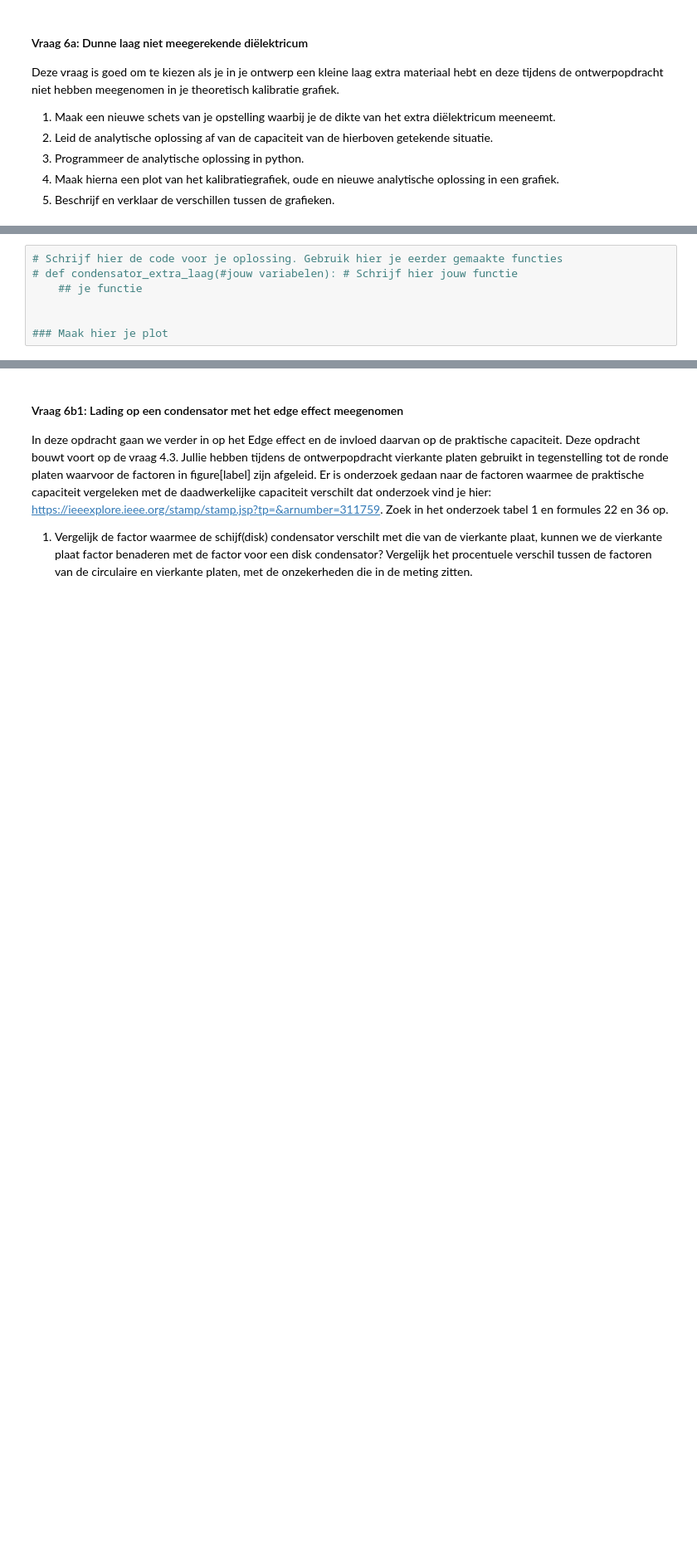
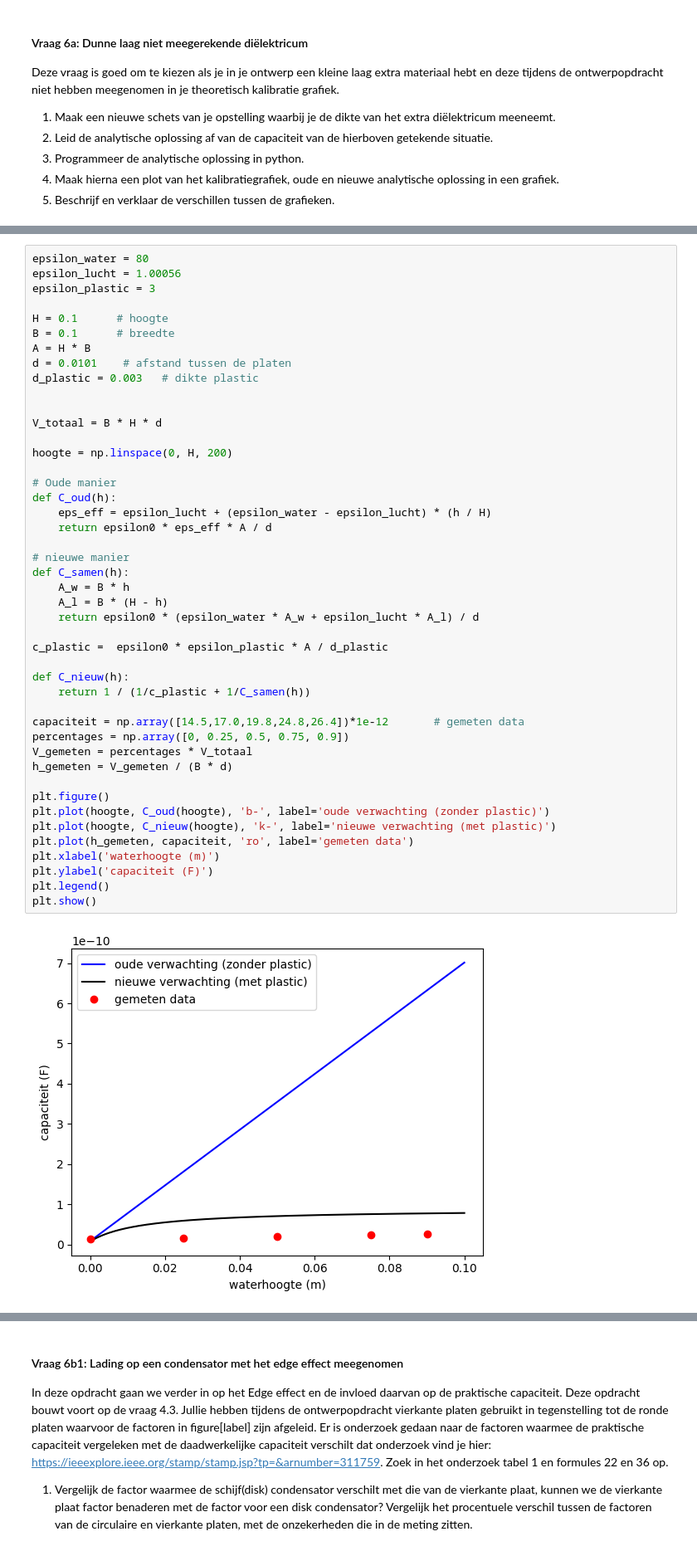
Before and after one commit to hldemulder/DEF-D-OPDRACHTEN, a Jupyter notebook: DigitaleOntwerpopdrachten/1CondensatorOpdracht/CondensatorOntwerpopdracht.ipynb, the cells around one changed output, grey strips where cells are left out. Shown at 83% size. Saved outputs shown, nothing was run; the diff lists cells and outputs as text; blank space fills up the shorter version.

Commit message:
6 gemaakt

```diff
--- a/DigitaleOntwerpopdrachten/1CondensatorOpdracht/CondensatorOntwerpopdracht.ipynb
+++ b/DigitaleOntwerpopdrachten/1CondensatorOpdracht/CondensatorOntwerpopdracht.ipynb
@@ -863,9 +863,49 @@ Deze vraag is goed om te kiezen als je in je ontwerp een kleine laag extra mater
 # %%
-# Schrijf hier de code voor je oplossing. Gebruik hier je eerder gemaakte functies
-# def condensator_extra_laag(#jouw variabelen): # Schrijf hier jouw functie
-    ## je functie
+epsilon_water = 80
+epsilon_lucht = 1.00056
+epsilon_plastic = 3
+
+H = 0.1      # hoogte
+B = 0.1      # breedte
+A = H * B
+d = 0.0101    # afstand tussen de platen
+d_plastic = 0.003   # dikte plastic
 
 
-### Maak hier je plot
+V_totaal = B * H * d
+
+hoogte = np.linspace(0, H, 200)
+
+# Oude manier
+def C_oud(h):
+    eps_eff = epsilon_lucht + (epsilon_water - epsilon_lucht) * (h / H)
+    return epsilon0 * eps_eff * A / d
+
+# nieuwe manier
+def C_samen(h):
+    A_w = B * h
+    A_l = B * (H - h)
+    return epsilon0 * (epsilon_water * A_w + epsilon_lucht * A_l) / d
+
+c_plastic =  epsilon0 * epsilon_plastic * A / d_plastic
+
+def C_nieuw(h):
+    return 1 / (1/c_plastic + 1/C_samen(h))
+
+capaciteit = np.array([14.5,17.0,19.8,24.8,26.4])*1e-12       # gemeten data
+percentages = np.array([0, 0.25, 0.5, 0.75, 0.9])
+V_gemeten = percentages * V_totaal
+h_gemeten = V_gemeten / (B * d)
+
+plt.figure()
+plt.plot(hoogte, C_oud(hoogte), 'b-', label='oude verwachting (zonder plastic)')
+plt.plot(hoogte, C_nieuw(hoogte), 'k-', label='nieuwe verwachting (met plastic)')
+plt.plot(h_gemeten, capaciteit, 'ro', label='gemeten data')
+plt.xlabel('waterhoogte (m)')
+plt.ylabel('capaciteit (F)')
+plt.legend()
+plt.show()
+# %% [output]
+[figure, added]
 # %% [markdown]
 ##### Antwoorden 6a
```
Also changed, not shown: parts of 3 cells of this notebook, 3 other files.
